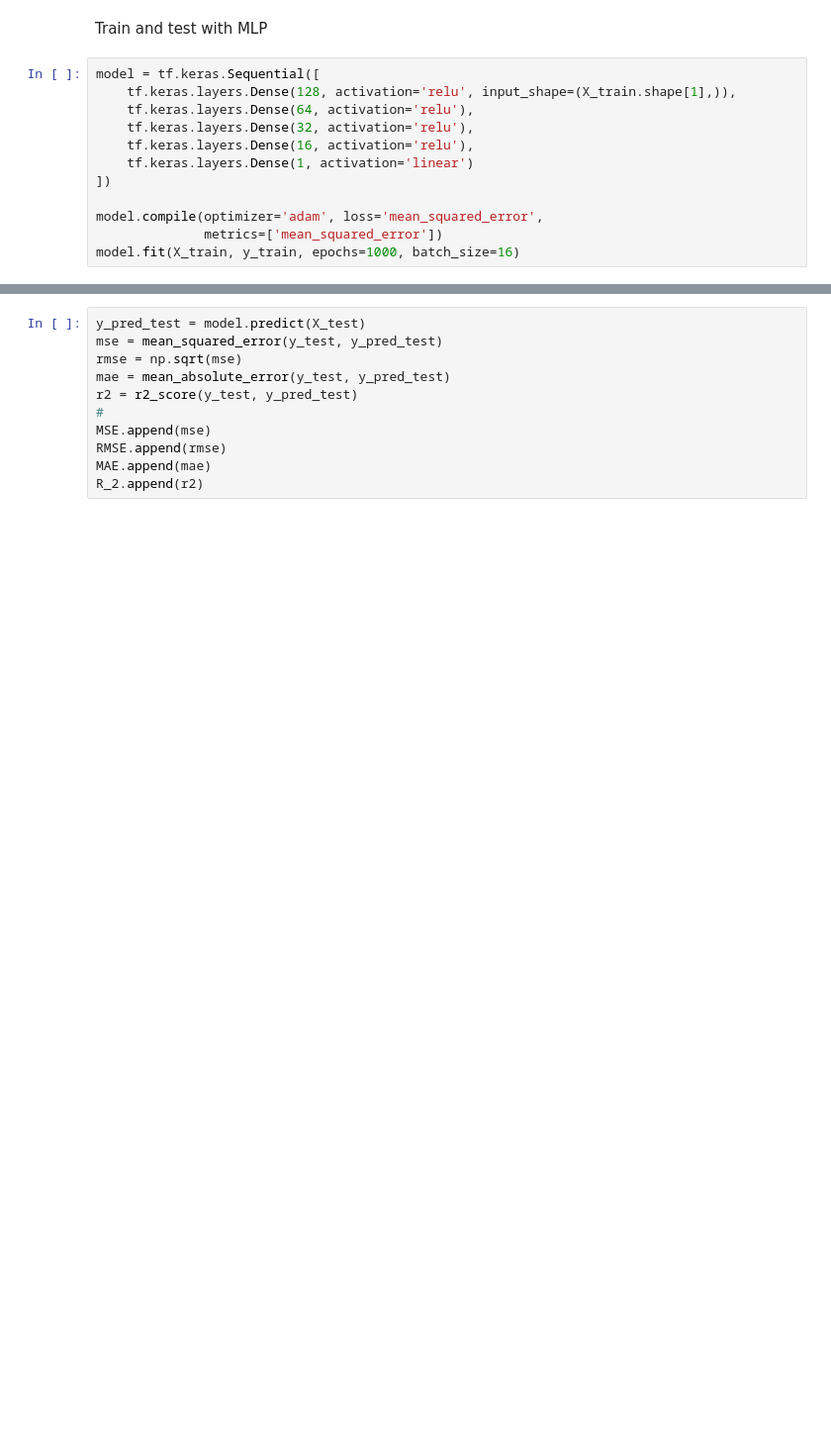
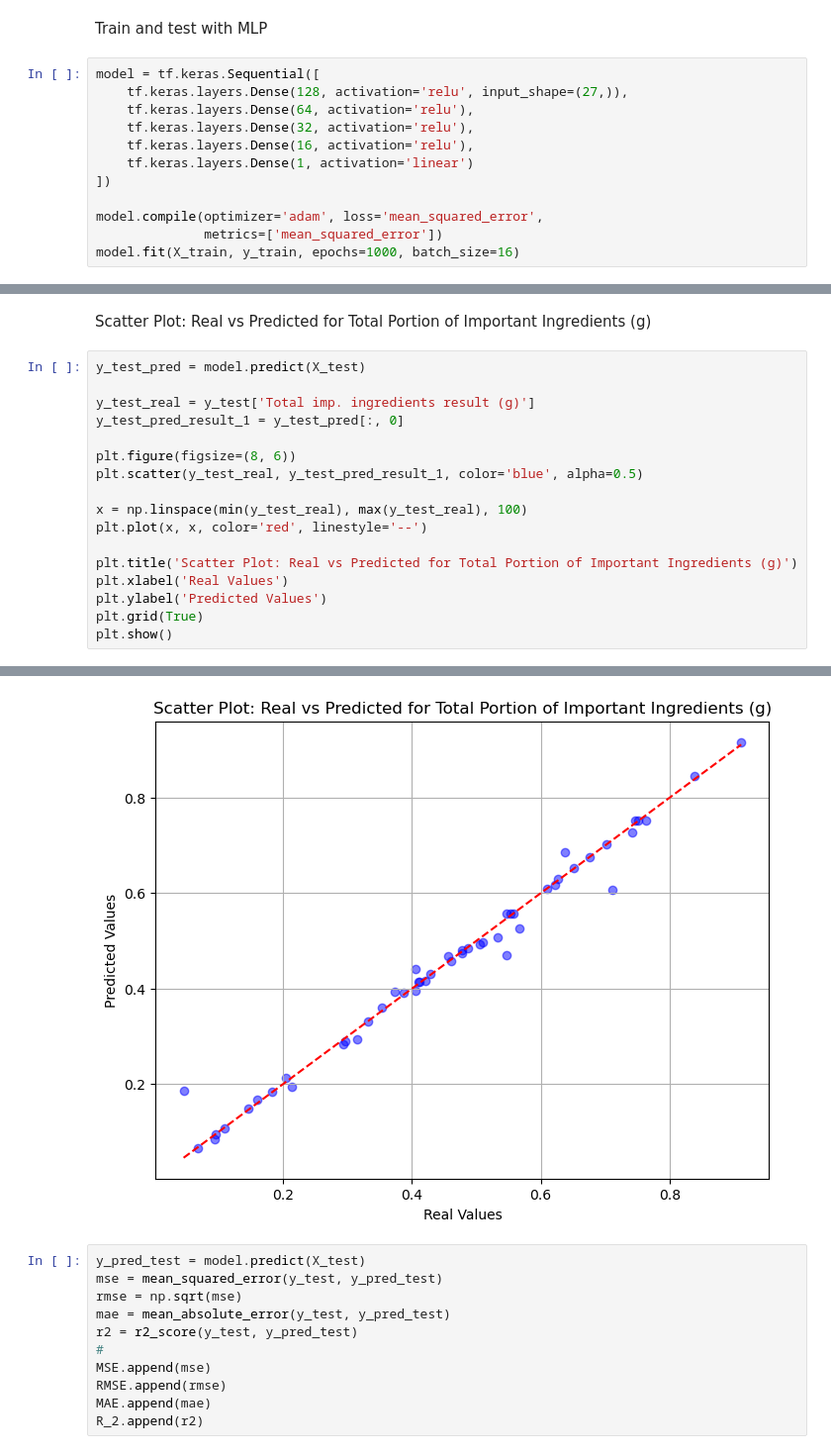
Before and after one commit to sergio185678/DietAsist-Tesis-Project, a Jupyter notebook: ModelCode_Part2.ipynb, the cells around one changed output, grey strips where cells are left out. Shown at 99% size. Saved outputs shown, nothing was run; the diff lists cells and outputs as text; blank space fills up the shorter version.

```diff
--- a/ModelCode_Part2.ipynb
+++ b/ModelCode_Part2.ipynb
@@ -106,7 +86,7 @@ R_2=[]
 Train and test with MLP
 # %%
 model = tf.keras.Sequential([
-    tf.keras.layers.Dense(128, activation='relu', input_shape=(X_train.shape[1],)),
+    tf.keras.layers.Dense(128, activation='relu', input_shape=(27,)),
     tf.keras.layers.Dense(64, activation='relu'),
     tf.keras.layers.Dense(32, activation='relu'),
     tf.keras.layers.Dense(16, activation='relu'),
@@ -138 +118,21 @@ Epoch 1000/1000
 <keras.src.callbacks.history.History at 0x...>
+# %% [markdown]
+Scatter Plot: Real vs Predicted for Total Portion of Important Ingredients (g)
+# %%
+y_test_pred = model.predict(X_test)
+
+y_test_real = y_test['Total imp. ingredients result (g)']
+y_test_pred_result_1 = y_test_pred[:, 0]
+
+plt.figure(figsize=(8, 6))
+plt.scatter(y_test_real, y_test_pred_result_1, color='blue', alpha=0.5)
+
+x = np.linspace(min(y_test_real), max(y_test_real), 100)
+plt.plot(x, x, color='red', linestyle='--')
+
+plt.title('Scatter Plot: Real vs Predicted for Total Portion of Important Ingredients (g)')
+plt.xlabel('Real Values')
+plt.ylabel('Predicted Values')
+plt.grid(True)
+plt.show()
+# %% [output]
@@ -139,3 +140,4 @@ Epoch 1000/1000
+[figure, added]
 # %%
 y_pred_test = model.predict(X_test)
 mse = mean_squared_error(y_test, y_pred_test)
```
Also changed, not shown: parts of 7 cells of this notebook, 1 other file.
